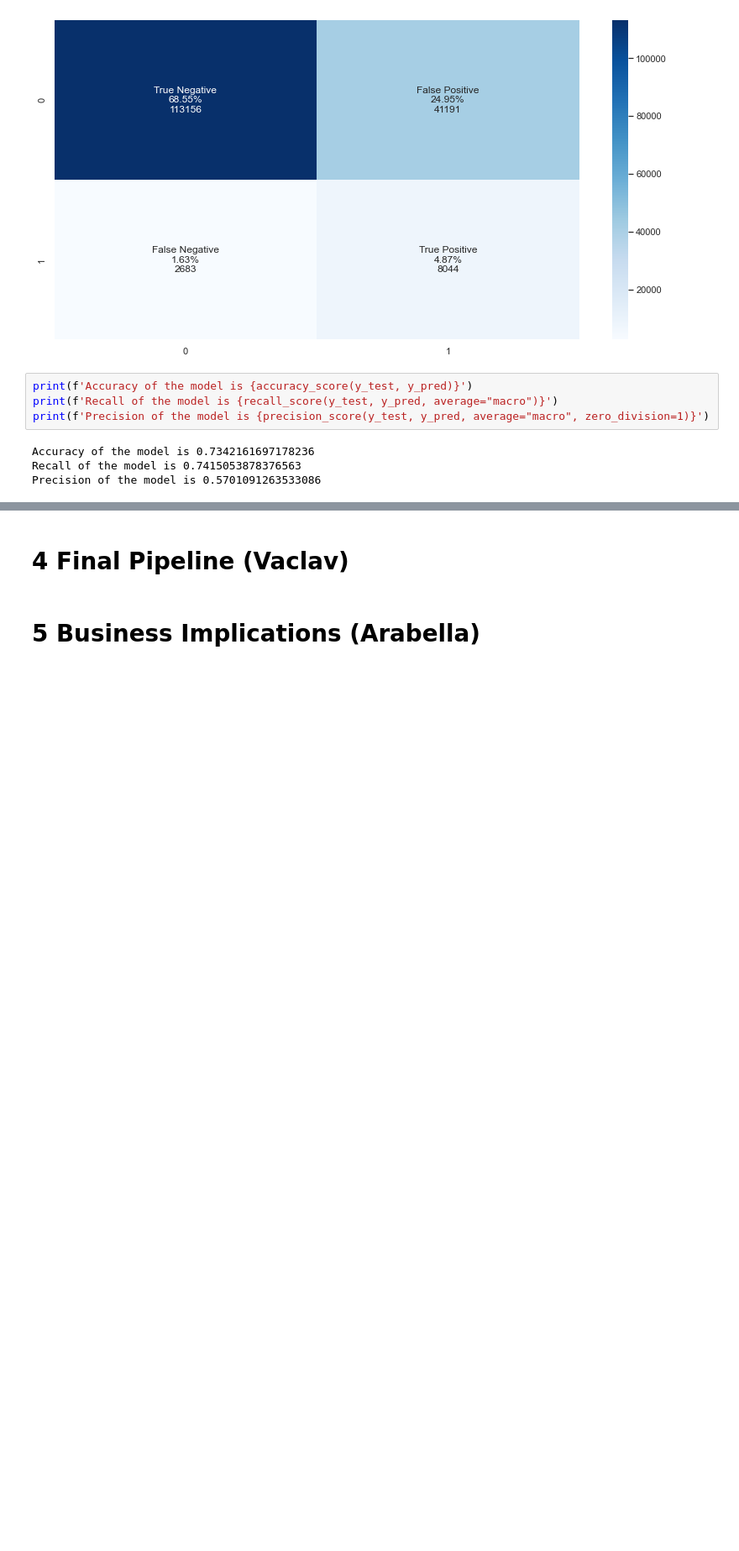
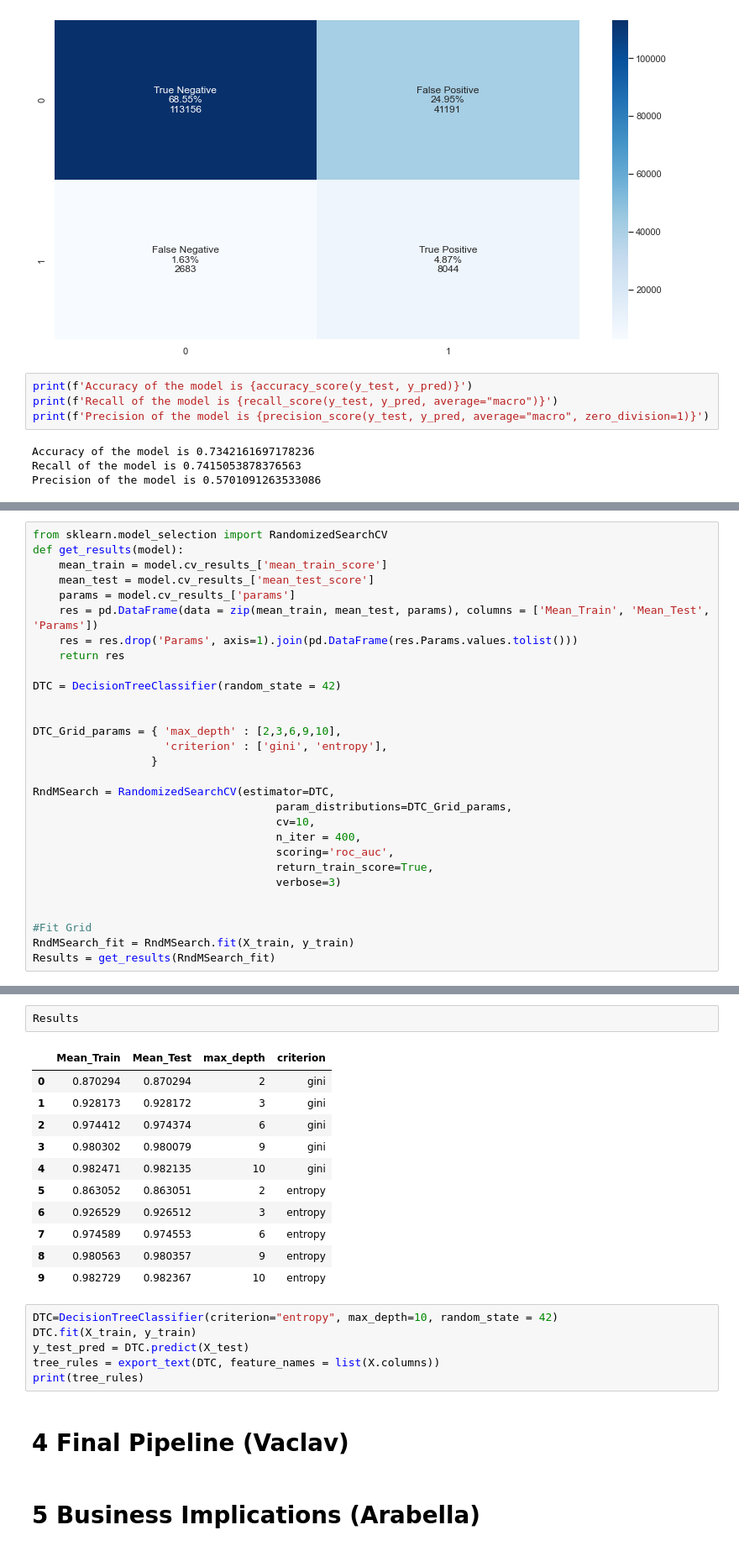
Before and after one commit to fynnoldenburg/KKBOX-Churn-Prediction, a Jupyter notebook: kkbox_machine_learning_clean.ipynb, the cells around one changed output, grey strips where cells are left out. Shown: that part at 84% size. Cells and saved outputs as stored; diff of their text form; blank space fills up the shorter version.

Commit message:
Added randomized and grid search

```diff
--- a/kkbox_machine_learning_clean.ipynb
+++ b/kkbox_machine_learning_clean.ipynb
@@ -537,0 +538,29 @@ So far we've tested 6 Machine Learning models, and depending on our confusions m
+# %%
+from sklearn.model_selection import RandomizedSearchCV
+def get_results(model):
+    mean_train = model.cv_results_['mean_train_score']
+    mean_test = model.cv_results_['mean_test_score']
+    params = model.cv_results_['params']
+    res = pd.DataFrame(data = zip(mean_train, mean_test, params), columns = ['Mean_Train', 'Mean_Test', 'Params'])
+    res = res.drop('Params', axis=1).join(pd.DataFrame(res.Params.values.tolist()))
+    return res
+
+DTC = DecisionTreeClassifier(random_state = 42)
+
+
+DTC_Grid_params = { 'max_depth' : [2,3,6,9,10],
+                    'criterion' : ['gini', 'entropy'],
+                  }
+
+RndMSearch = RandomizedSearchCV(estimator=DTC,
+                                     param_distributions=DTC_Grid_params,
+                                     cv=10,
+                                     n_iter = 400,
+                                     scoring='roc_auc',
+                                     return_train_score=True,
+                                     verbose=3)
+
+
+#Fit Grid
+RndMSearch_fit = RndMSearch.fit(X_train, y_train)
+Results = get_results(RndMSearch_fit)
@@ -538,3 +585,23 @@ So far we've tested 6 Machine Learning models, and depending on our confusions m
+# %%
+Results
+# %% [output]
+|  | Mean_Train | Mean_Test | max_depth | criterion |
+| 0 | 0.870294 | 0.870294 | 2 | gini |
+| 1 | 0.928173 | 0.928172 | 3 | gini |
+| 2 | 0.974412 | 0.974374 | 6 | gini |
+| 3 | 0.980302 | 0.980079 | 9 | gini |
+| 4 | 0.982471 | 0.982135 | 10 | gini |
+| 5 | 0.863052 | 0.863051 | 2 | entropy |
+| 6 | 0.926529 | 0.926512 | 3 | entropy |
+| 7 | 0.974589 | 0.974553 | 6 | entropy |
+| 8 | 0.980563 | 0.980357 | 9 | entropy |
+| 9 | 0.982729 | 0.982367 | 10 | entropy |
+# %%
+DTC=DecisionTreeClassifier(criterion="entropy", max_depth=10, random_state = 42)
+DTC.fit(X_train, y_train)
+y_test_pred = DTC.predict(X_test)
+tree_rules = export_text(DTC, feature_names = list(X.columns))
+print(tree_rules)
 # %% [markdown]
 # 4 Final Pipeline (Vaclav)
 # %% [markdown]
```
Also changed, not shown: parts of 5 cells of this notebook.
